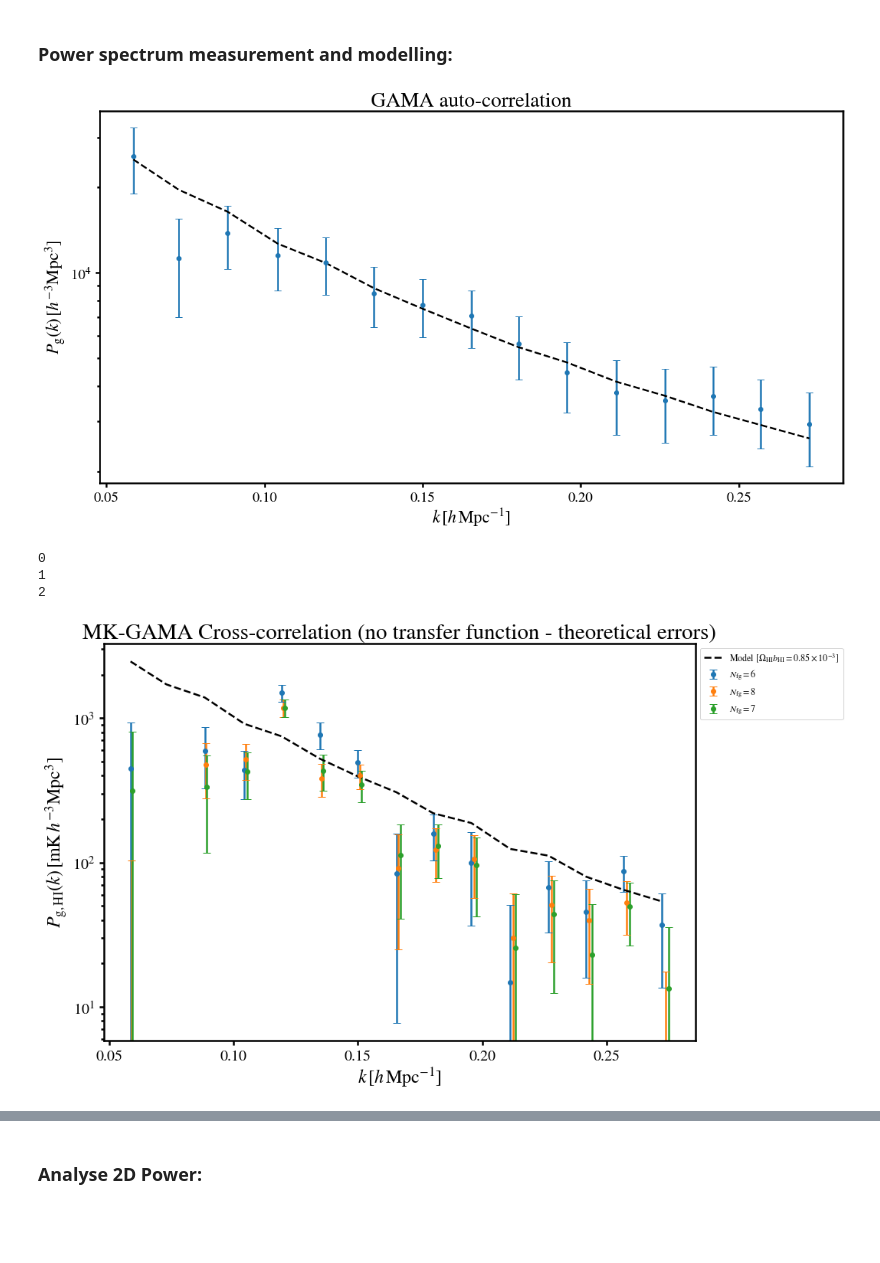
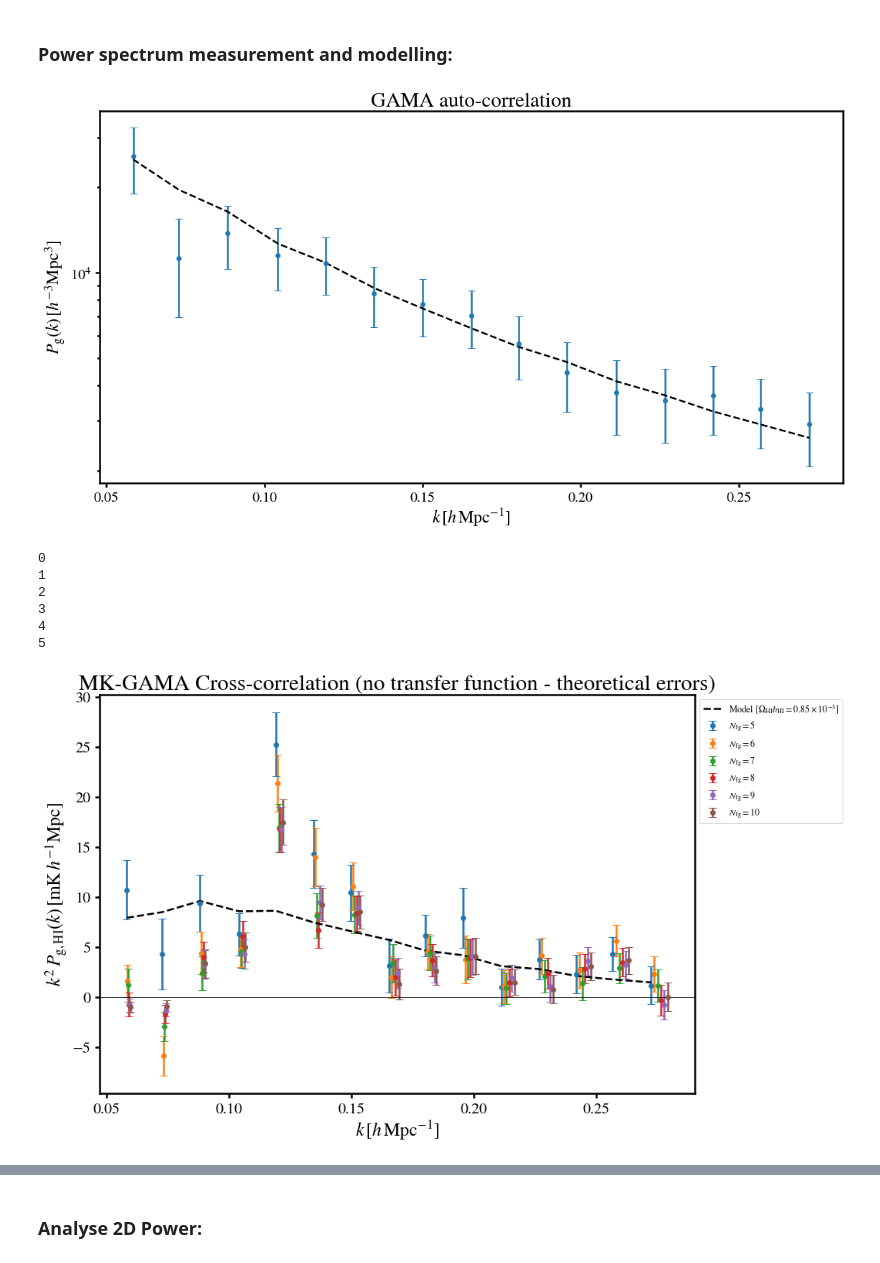
Before and after one commit to meerklass/meerpower, a Jupyter notebook: 2021Lband/gama/gama_cross.ipynb, the cells around one changed output, grey strips where cells are left out. Saved outputs shown, nothing was run; the diff lists cells and outputs as text; code cells hidden in the pictures; blank space fills up the shorter version.

```diff
--- a/2021Lband/gama/gama_cross.ipynb
+++ b/2021Lband/gama/gama_cross.ipynb
@@ -192,9 +225,6 @@ kmin,kmax = 0.05,0.28
 kbins = np.linspace(kmin,kmax,nkbin+1) # k-bin edges [using linear binning]
 kcuts = None
 #kcuts = [None,0.01,0.2,None] #[kperpmin,kparamin,kperpmax,kparamax] (exclude areas of k-space from spherical average)
-# Chose factorisation of P(k) in plotting:
-norm = np.ones(nkbin)
-#norm = k**2
 
 ### GAMA Auto-power (use to constrain bias):
 Pk_g,k,nmodes = power.Pk(n_g_rg,n_g_rg,dims_rg,kbins,corrtype='Galauto',w1=w_g_rg,w2=w_g_rg,W1=W01_g_rg,W2=W01_g_rg)
@@ -211,9 +241,15 @@ plt.ylabel(r'$P_{\rm g}(k)\,[h^{-3}{\rm Mpc}^{3}]$')
 plt.axhline(0,lw=0.8,color='black')
 plt.show()
 
+# Chose factorisation of P(k) in plotting:
+#norm = np.ones(nkbin)
+norm = k**2
+
+#N_fgs = [5,6,7,8]
+N_fgs = [5,6,7,8,9,10]
+indx_choice = 2 # Make N_fg index choice to show covariance, 2D power and final error results for
+
 ### Foreground clean and measure cross power spectra:
-#N_fgs = [7]
-N_fgs = [6,8,7]
 colors = ['tab:blue', 'tab:orange', 'tab:green', 'tab:red', 'tab:purple', 'tab:brown', 'tab:pink', 'tab:gray']
 for i in range(len(N_fgs)):
     print(i)
@@ -226,40 +262,48 @@ for i in range(len(N_fgs)):
     # Regrid cleaned map to Cartesian field:
     ra_p,dec_p,nu_p,pixvals = grid.SkyPixelParticles(ra,dec,nu,wproj,map=MKmap_clean,W=W_HI,Np=Np)
     xp,yp,zp = grid.SkyCoordtoCartesian(ra_p,dec_p,HItools.Freq2Red(nu_p),ramean_arr=ra,decmean_arr=dec,doTile=False)
-    MKmap_clean_rg,W_fft,counts = grid.mesh(xp,yp,zp,pixvals,dims0_rg,window,compensate,interlace,verbose=False)
+    MKmap_clean_rg_i,W_fft,counts = grid.mesh(xp,yp,zp,pixvals,dims0_rg,window,compensate,interlace,verbose=False)
 
     # Multiply tapering window by all cleaned map:
-    MKmap_clean_rg = taper_HI*MKmap_clean_rg
+    MKmap_clean_rg_i = taper_HI*MKmap_clean_rg_i
 
     # Measure and plot power spectrum:
-    Pk_HI,k,nmodes = power.Pk(MKmap_clean_rg,MKmap_clean_rg,dims_rg,kbins,corrtype='HIauto',w1=w_HI_rg,w2=w_HI_rg,W1=W01_HI_rg,W2=W01_HI_rg,kcuts=kcuts)
-    Pk_X,k,nmodes = power.Pk(MKmap_clean_rg,n_g_rg,dims_rg,kbins,corrtype='Cross',w1=w_HI_rg,w2=W01_g_rg,W1=W01_HI_rg,W2=W01_g_rg,kcuts=kcuts)
-    sig_err = 1/np.sqrt(2*nmodes) * np.sqrt( Pk_X**2 + Pk_HI*( Pk_g + P_SN ) ) # Error estimate
-    plt.errorbar(k+(k/200*i),norm*Pk_X,norm*sig_err,label=r'$N_{\rm fg}=%s$'%N_fgs[i],ls='none',marker='o',color=colors[i])
+    Pk_HI,k,nmodes = power.Pk(MKmap_clean_rg_i,MKmap_clean_rg_i,dims_rg,kbins,corrtype='HIauto',w1=w_HI_rg,w2=w_HI_rg,W1=W01_HI_rg,W2=W01_HI_rg,kcuts=kcuts)
+    Pk_X_i,k,nmodes = power.Pk(MKmap_clean_rg_i,n_g_rg,dims_rg,kbins,corrtype='Cross',w1=w_HI_rg,w2=W01_g_rg,W1=W01_HI_rg,W2=W01_g_rg,kcuts=kcuts)
+    sig_err = 1/np.sqrt(2*nmodes) * np.sqrt( Pk_X_i**2 + Pk_HI*( Pk_g + P_SN ) ) # Error estimate
+    plt.errorbar(k+(k/200*i),norm*Pk_X_i,norm*sig_err,label=r'$N_{\rm fg}=%s$'%N_fgs[i],ls='none',marker='o',color=colors[i])
+
+    if i==indx_choice:
+        Pk_X = Pk_X_i
+        MKmap_clean_rg = MKmap_clean_rg_i
 
 # Model power spectrum:
+sig_v = 400
 dpix = 0.3
 d_c = cosmo.d_com(HItools.Freq2Red(np.min(nu)))
 s_pix = d_c * np.radians(dpix)
 s_para = np.mean( cosmo.d_com(HItools.Freq2Red(nu[:-1])) - cosmo.d_com(HItools.Freq2Red(nu[1:])) )
 pkmod,k = model.PkMod(Pmod,dims_rg,kbins,b_HI,b_g,f,sig_v,Tbar1=Tbar,Tbar2=1,r=1,R_beam1=R_beam,R_beam2=0,w1=W01_HI_rg,w2=W01_g_rg,W1=W01_HI_rg,W2=W01_g_rg,s_pix=s_pix,s_para=s_para,interpkbins=True,MatterRSDs=False,gridinterp=True)[0:2]
 plt.plot(k,norm*pkmod,color='black',ls='--',label=r'Model [$\Omega_{\rm HI}b_{\rm HI} = %s \times 10^{-3}]$'%np.round(OmegaHI*b_HI*1e3,2))
 
 if norm[0]==1.0: plt.yscale('log')
 plt.legend(fontsize=12,loc='upper left',bbox_to_anchor=[1,1])
 plt.xlabel(r'$k\,[h\,{\rm Mpc}^{-1}]$')
 if norm[0]==1.0: plt.ylabel(r'$P_{\rm g,HI}(k)\,[{\rm mK}\,h^{-3}{\rm Mpc}^{3}]$')
 else: plt.ylabel(r'$k^2\,P_{\rm g,HI}(k)\,[{\rm mK}\,h^{-1}{\rm Mpc}]$')
 plt.axhline(0,lw=0.8,color='black')
 plt.subplots_adjust(right=0.75)
 #plt.title('Null Test (shuffled GAMA redshifts) MeerKAT 2021 x GAMA (no TF)')
 plt.title('MK-GAMA Cross-correlation (no transfer function - theoretical errors)')
 plt.show()
 # %% [output]
 [figure]
 0
 1
 2
+3
+4
+5
-[figure, old version]
+[figure, new version]
 # %% [markdown]
 ### Calculate/Load Transfer function:
```
Also changed, not shown: parts of 13 cells of this notebook, 16 other files.
